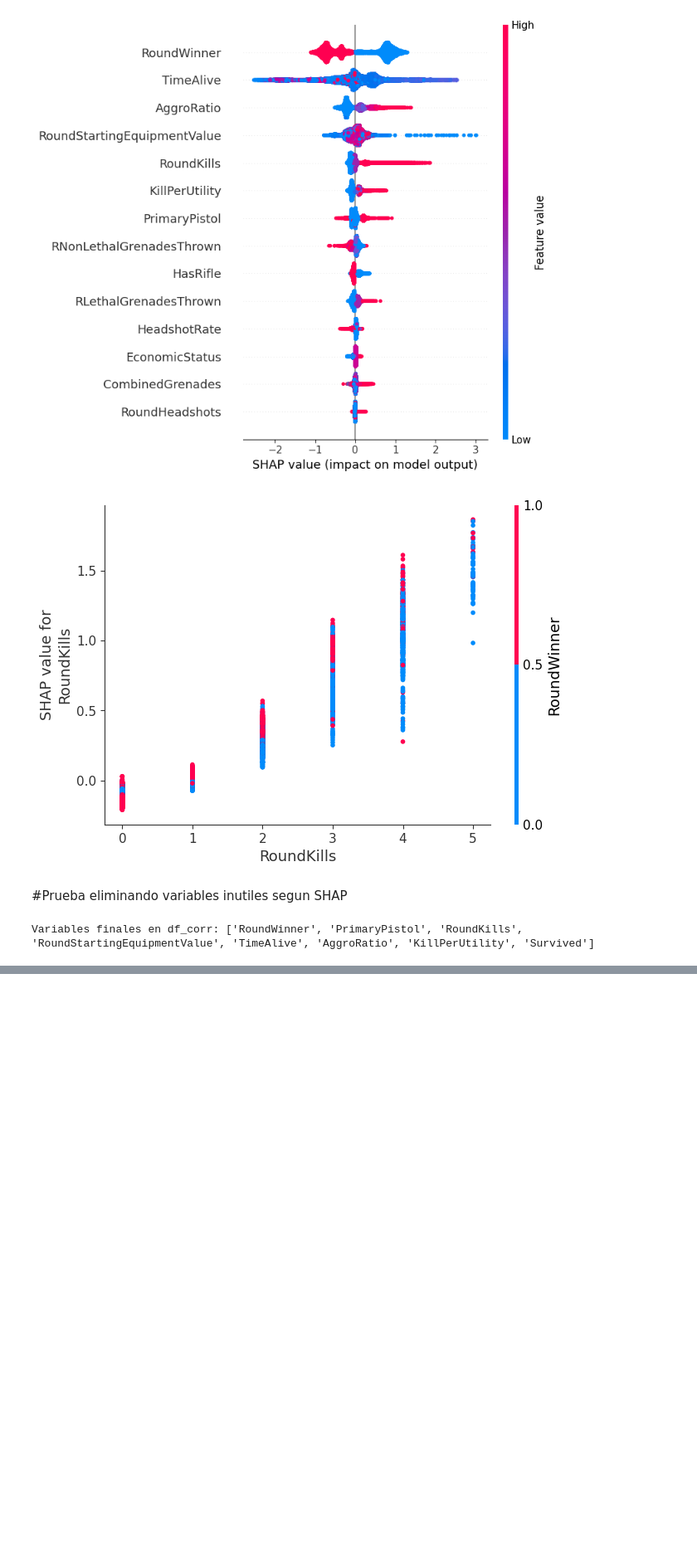
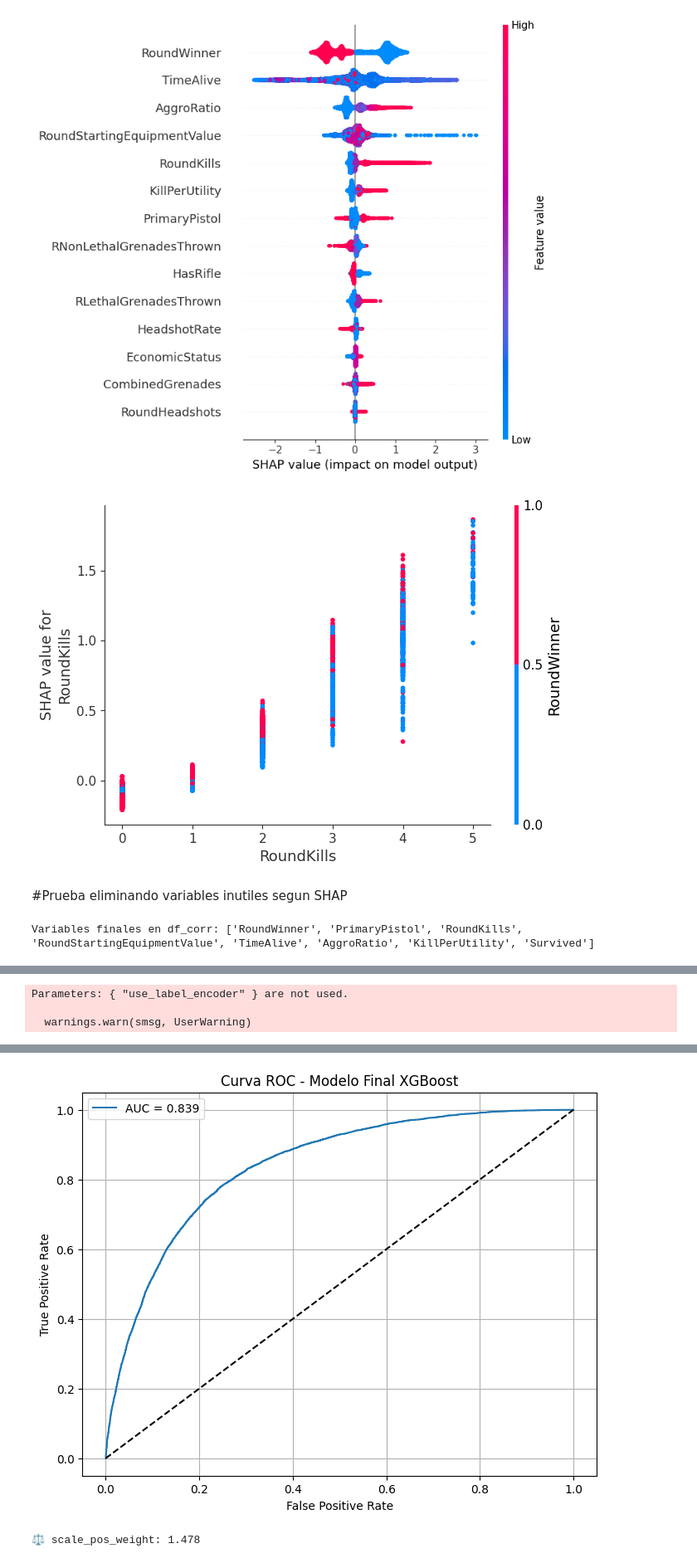
Before and after one commit to KevinParker02/EV_ML_CS, a Jupyter notebook: Clasificación/Informe_Tecnico_FMY0100_(Clasificación_XGBOOST).ipynb, the cells around one changed output, grey strips where cells are left out. Shown at 83% size. Drawn from its saved outputs; the diff is of its cells as text; code cells hidden in the pictures; blank space fills up the shorter version.

```diff
--- a/Clasificación/Informe_Tecnico_FMY0100_(Clasificación_XGBOOST).ipynb
+++ b/Clasificación/Informe_Tecnico_FMY0100_(Clasificación_XGBOOST).ipynb
@@ -812,0 +1052,70 @@ weighted avg       0.75      0.75      0.75     26122
+# %%
+import pandas as pd
+
+# 🎯 One-hot encoding de Map y Team
+map_team_encoded = pd.get_dummies(df[['Map', 'Team']], drop_first=True)
+
+# 🧬 Fusionar con df_corr
+df_corr = pd.concat([df_corr, map_team_encoded], axis=1)
+# %%
+from sklearn.model_selection import train_test_split
+from sklearn.metrics import accuracy_score, classification_report, confusion_matrix, roc_auc_score, roc_curve
+import xgboost as xgb
+import matplotlib.pyplot as plt
+
+# ✅ Asegurar tipos
+df_corr = df_corr.apply(pd.to_numeric, errors='coerce')
+df_corr = df_corr.dropna()
+
+# 🔀 Variables predictoras y objetivo
+X = df_corr.drop(columns=['Survived'])
+y = df_corr['Survived']
+
+# 🔀 División train/test
+X_train, X_test, y_train, y_test = train_test_split(
+    X, y, test_size=0.33, random_state=42, stratify=y
+)
+
+# 🚀 Modelo XGBoost con hiperparámetros de Optuna
+best_xgb = xgb.XGBClassifier(
+    n_estimators=605,
+    learning_rate=0.07339891096362386,
+    max_depth=8,
+    subsample=0.8788165294124883,
+    colsample_bytree=0.7338675537023565,
+    gamma=1.3853865994279237,
+    reg_alpha=1.8012023217641078,
+    reg_lambda=0.9160295244260447,
+    use_label_encoder=False,
+    eval_metric='auc',
+    random_state=42
+)
+
+# 🏋️‍♂️ Entrenar modelo
+best_xgb.fit(X_train, y_train)
+
+# 🔮 Predicción
+y_pred = best_xgb.predict(X_test)
+y_proba = best_xgb.predict_proba(X_test)[:, 1]
+
+# 📊 Evaluación
+print("📊 Accuracy:", accuracy_score(y_test, y_pred))
+print("\n📋 Classification Report:\n", classification_report(y_test, y_pred))
+print("\n🧱 Confusion Matrix:\n", confusion_matrix(y_test, y_pred))
+print("\n🔢 ROC AUC:", roc_auc_score(y_test, y_proba))
+
+# 📈 Curva ROC
+fpr, tpr, _ = roc_curve(y_test, y_proba)
+plt.figure(figsize=(8, 6))
+plt.plot(fpr, tpr, label=f'AUC = {roc_auc_score(y_test, y_proba):.3f}')
+plt.plot([0, 1], [0, 1], 'k--')
+plt.xlabel("False Positive Rate")
+plt.ylabel("True Positive Rate")
+plt.title("Curva ROC - Modelo Final XGBoost")
+plt.legend()
+plt.grid(True)
+plt.show()
+# %% [output]
+Parameters: { "use_label_encoder" } are not used.
+
+  warnings.warn(smsg, UserWarning)
@@ -812,0 +1140,10 @@ weighted avg       0.75      0.75      0.75     26122
+[figure, added]
+# %%
+from collections import Counter
+
+# Calcular proporción entre clases (Survived = 0 vs 1)
+counter = Counter(y_train)
+scale_pos_weight = counter[0] / counter[1]
+print(f"⚖️ scale_pos_weight: {scale_pos_weight:.3f}")
+# %% [output]
+⚖️ scale_pos_weight: 1.478
```
Also changed, not shown: parts of 17 cells of this notebook.
